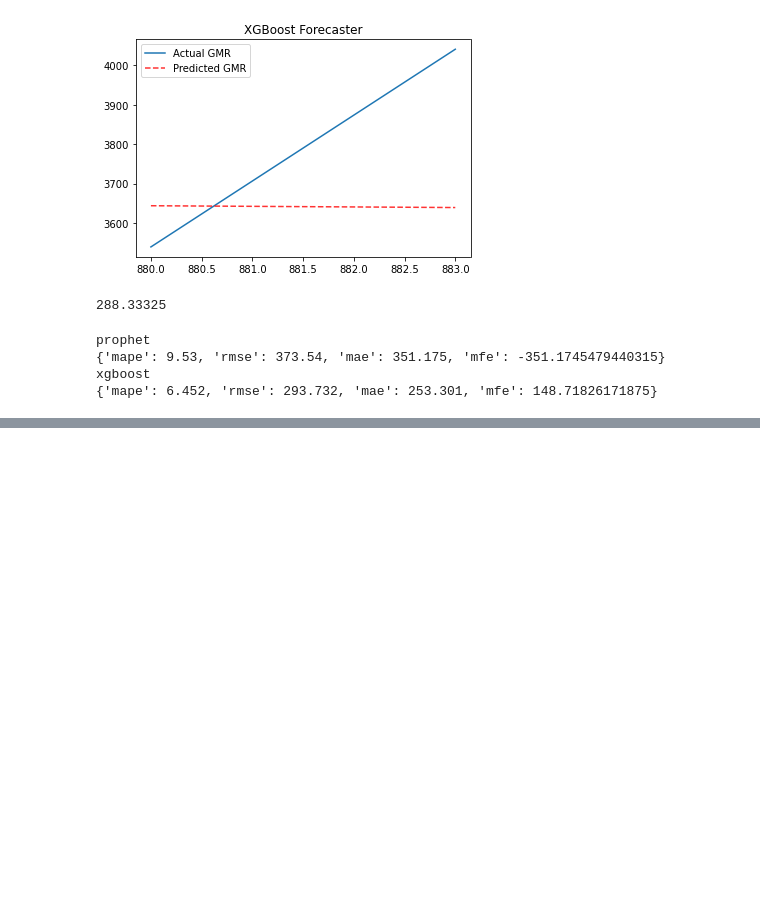
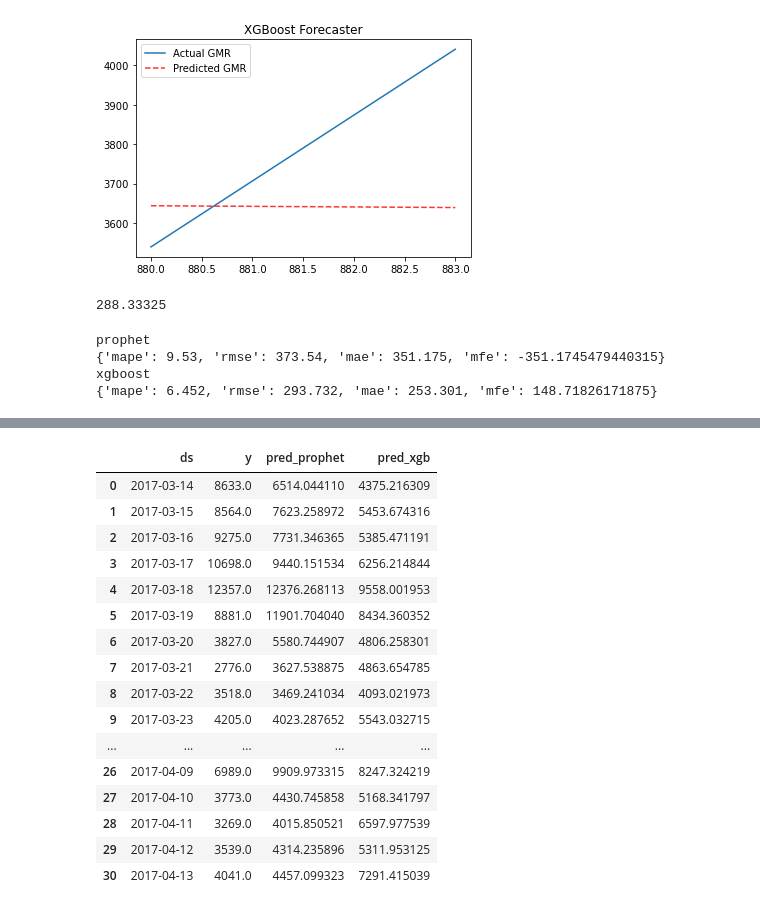
Before and after one commit to bonchae/msda-workshop, a Jupyter notebook: Ride Austin - Forecasting.ipynb, the cells around one changed output, grey strips where cells are left out. Drawn from its saved outputs; the diff is of its cells as text; code cells hidden in the pictures; blank space fills up the shorter version.

```diff
--- a/Ride Austin - Forecasting.ipynb
+++ b/Ride Austin - Forecasting.ipynb
@@ -1082,0 +1383,27 @@ xgboost
+# %%
+def load_prophet(model_location):
+    with open(model_location, 'r') as file_in:
+        model = model_from_json(json.load(file_in))
+
+    return model
+
+
+def load_xgb(model_location):
+    with open(model_location, 'rb') as file_in:
+        model = pickle.load(file_in)
+
+    return model
+
+
+def forecast_prophet(fcst_df, model):
+    pred_df = model.predict(fcst_df.drop('y', axis=1))
+    pred_df['ds'] = pred_df['ds'].dt.date
+
+    return pred_df
+
+
+def forecast_xgb(fcst_df, model):
+    pred = model.predict(fcst_df.drop(['ds', 'y'], axis=1))
+    pred_df = pd.DataFrame({'yhat': pred})
+
+    return pred_df
@@ -1082,0 +1465,20 @@ xgboost
+# %%
+pred_df
+# %% [output]
+|  | ds | y | pred_prophet | pred_xgb |
+| 0 | 2017-03-14 | 8633.0 | 6514.044110 | 4375.216309 |
+| 1 | 2017-03-15 | 8564.0 | 7623.258972 | 5453.674316 |
+| 2 | 2017-03-16 | 9275.0 | 7731.346365 | 5385.471191 |
+| 3 | 2017-03-17 | 10698.0 | 9440.151534 | 6256.214844 |
+| 4 | 2017-03-18 | 12357.0 | 12376.268113 | 9558.001953 |
+| 5 | 2017-03-19 | 8881.0 | 11901.704040 | 8434.360352 |
+| 6 | 2017-03-20 | 3827.0 | 5580.744907 | 4806.258301 |
+| 7 | 2017-03-21 | 2776.0 | 3627.538875 | 4863.654785 |
+| 8 | 2017-03-22 | 3518.0 | 3469.241034 | 4093.021973 |
+| 9 | 2017-03-23 | 4205.0 | 4023.287652 | 5543.032715 |
+| ... | ... | ... | ... | ... |
+| 26 | 2017-04-09 | 6989.0 | 9909.973315 | 8247.324219 |
+| 27 | 2017-04-10 | 3773.0 | 4430.745858 | 5168.341797 |
+| 28 | 2017-04-11 | 3269.0 | 4015.850521 | 6597.977539 |
+| 29 | 2017-04-12 | 3539.0 | 4314.235896 | 5311.953125 |
+| 30 | 2017-04-13 | 4041.0 | 4457.099323 | 7291.415039 |
```
Also changed, not shown: parts of 23 cells of this notebook.
